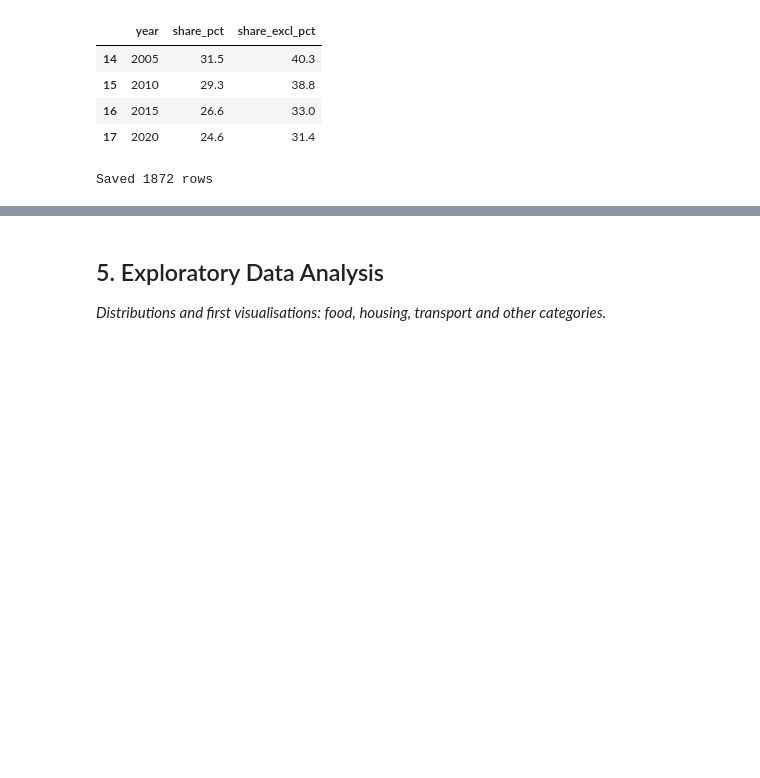
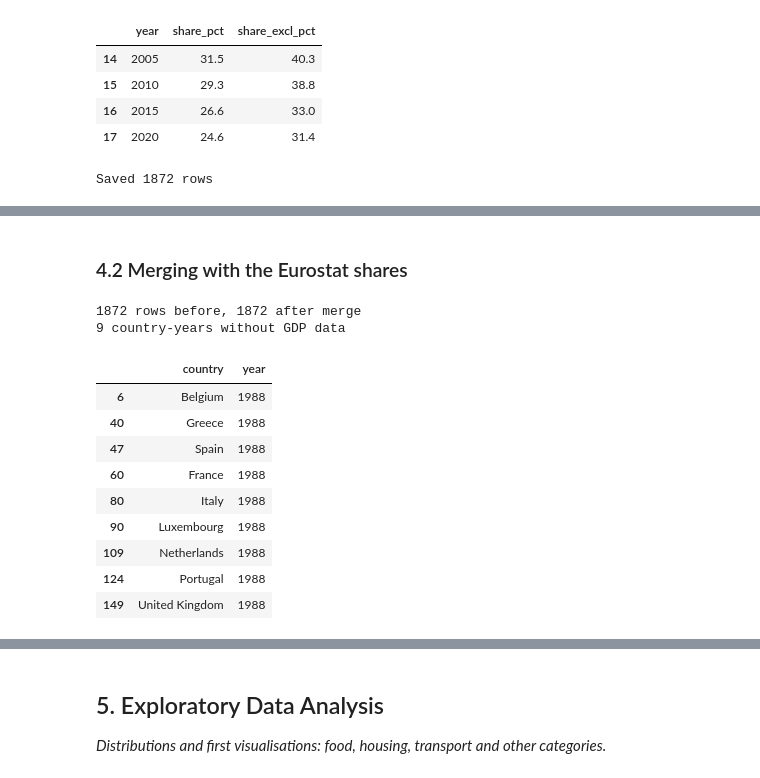
Before and after one commit to qnaatanasova86-tech/household-budgets-bg-vs-eu, a Jupyter notebook: household_budgets_analysis.ipynb, the cells around one changed output, grey strips where cells are left out. Drawn from its saved outputs; the diff is of its cells as text; code cells hidden in the pictures; blank space fills up the shorter version.

```diff
--- a/household_budgets_analysis.ipynb
+++ b/household_budgets_analysis.ipynb
@@ -334,0 +419,33 @@ _Join the sources by country, year and COICOP category. Check the result for los
+# %% [markdown]
+### 4.2 Merging with the Eurostat shares
+# %%
+# Merge the Eurostat shares with World Bank GDP per capita on country and year.
+# validate="many_to_one": each (country, year) has one GDP value, so no rows may be duplicated.
+df_merged = df_adj.merge(
+    gdp[["country", "year", "gdp_pc_ppp"]],
+    on=["country", "year"],
+    how="left",
+    validate="many_to_one",
+)
+print(len(df_adj), "rows before,", len(df_merged), "after merge")
+
+# Country-years for which the World Bank has no GDP value
+missing = (
+    df_merged[df_merged["gdp_pc_ppp"].isna()][["country", "year"]]
+    .drop_duplicates()
+)
+print(len(missing), "country-years without GDP data")
+missing
+# %% [output]
+1872 rows before, 1872 after merge
+9 country-years without GDP data
+|  | country | year |
+| 6 | Belgium | 1988 |
+| 40 | Greece | 1988 |
+| 47 | Spain | 1988 |
+| 60 | France | 1988 |
+| 80 | Italy | 1988 |
+| 90 | Luxembourg | 1988 |
+| 109 | Netherlands | 1988 |
+| 124 | Portugal | 1988 |
+| 149 | United Kingdom | 1988 |
```
Also changed, not shown: parts of 13 cells of this notebook.
